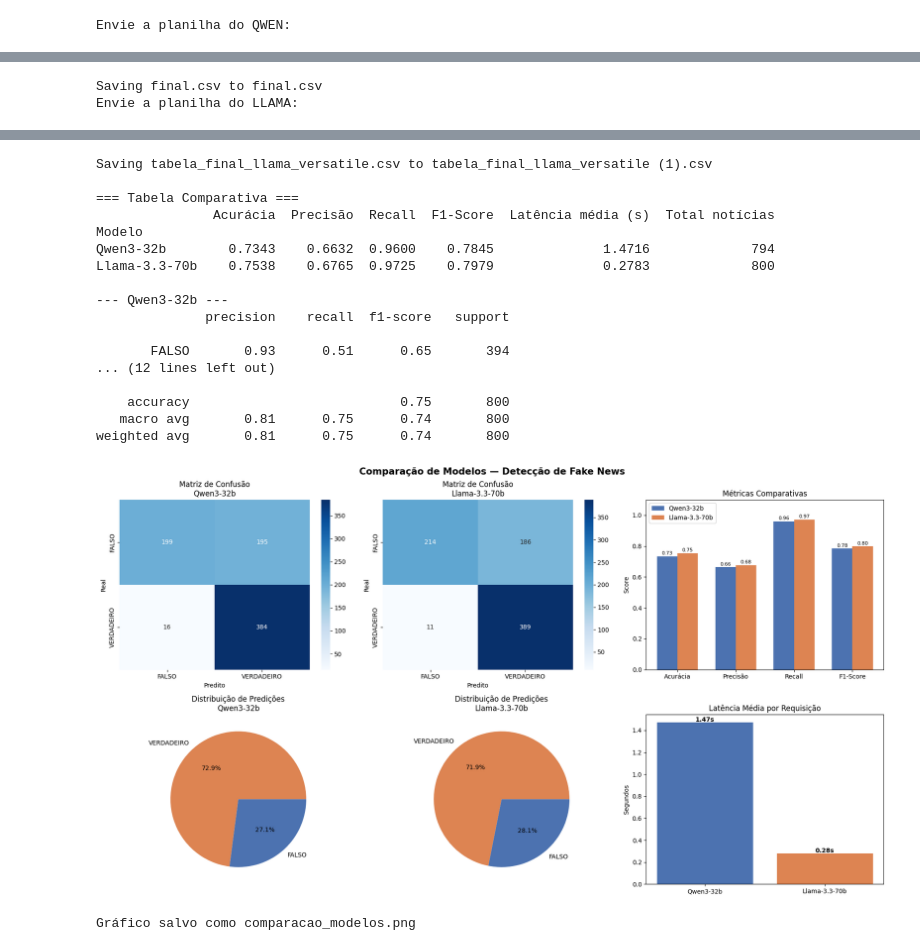
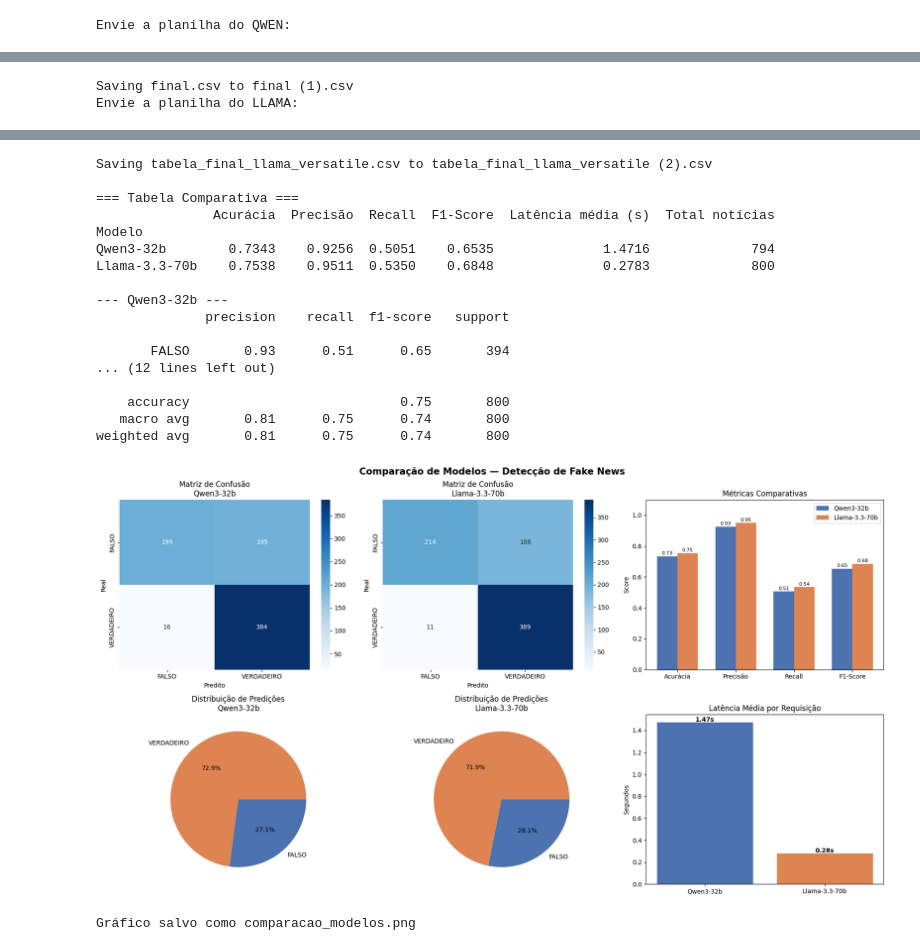
Before and after one commit to alvesnicole/Fato-ou-Fake-IA, a Jupyter notebook: comparacao_modelos.ipynb, the cells around one changed output, grey strips where cells are left out. Cells and saved outputs as stored; diff of their text form; code cells hidden in the pictures.

```diff
--- a/comparacao_modelos.ipynb
+++ b/comparacao_modelos.ipynb
@@ -41,9 +41,9 @@ def metricas(df, nome):
     return {
         "Modelo":     nome,
         "Acurácia":   round(accuracy_score(y_true, y_pred), 4),
-        "Precisão":   round(precision_score(y_true, y_pred, pos_label="FALSO"), 4),  # ← trocado
-        "Recall":     round(recall_score(y_true, y_pred,    pos_label="FALSO"), 4),  # ← trocado
-        "F1-Score":   round(f1_score(y_true, y_pred,        pos_label="FALSO"), 4),  # ← trocado
+        "Precisão":   round(precision_score(y_true, y_pred, pos_label="VERDADEIRO"), 4),
+        "Recall":     round(recall_score(y_true, y_pred,    pos_label="VERDADEIRO"), 4),
+        "F1-Score":   round(f1_score(y_true, y_pred,        pos_label="VERDADEIRO"), 4),
         "Latência média (s)": round(df["lat"].mean(), 4),
         "Total notícias": len(df),
     }
@@ -107,36 +107,36 @@ latencias = [m_qwen["Latência média (s)"], m_llama["Latência média (s)"]]
 bars = ax.bar(nomes, latencias, color=["#4C72B0", "#DD8452"])
 ax.set_title("Latência Média por Requisição")
 ax.set_ylabel("Segundos")
 for bar, val in zip(bars, latencias):
     ax.text(bar.get_x() + bar.get_width()/2, bar.get_height() + 0.01,
             f"{val:.2f}s", ha="center", fontweight="bold")
 
 plt.tight_layout()
 plt.savefig("comparacao_modelos.png", dpi=150, bbox_inches="tight")
 plt.show()
 print("\nGráfico salvo como comparacao_modelos.png")
 # %% [output]
 Envie a planilha do QWEN:
 [interactive output not drawn]
-Saving final.csv to final.csv
+Saving final.csv to final (1).csv
 Envie a planilha do LLAMA:
 [interactive output not drawn]
-Saving tabela_final_llama_versatile.csv to tabela_final_llama_versatile (1).csv
+Saving tabela_final_llama_versatile.csv to tabela_final_llama_versatile (2).csv
 
 === Tabela Comparativa ===
                Acurácia  Precisão  Recall  F1-Score  Latência média (s)  Total notícias
 Modelo
-Qwen3-32b        0.7343    0.6632  0.9600    0.7845              1.4716             794
-Llama-3.3-70b    0.7538    0.6765  0.9725    0.7979              0.2783             800
+Qwen3-32b        0.7343    0.9256  0.5051    0.6535              1.4716             794
+Llama-3.3-70b    0.7538    0.9511  0.5350    0.6848              0.2783             800
 
 --- Qwen3-32b ---
               precision    recall  f1-score   support
 
        FALSO       0.93      0.51      0.65       394
 ... (12 lines left out)
 
     accuracy                           0.75       800
    macro avg       0.81      0.75      0.74       800
 weighted avg       0.81      0.75      0.74       800
-[figure, old version]
+[figure, new version]
 Gráfico salvo como comparacao_modelos.png
```
